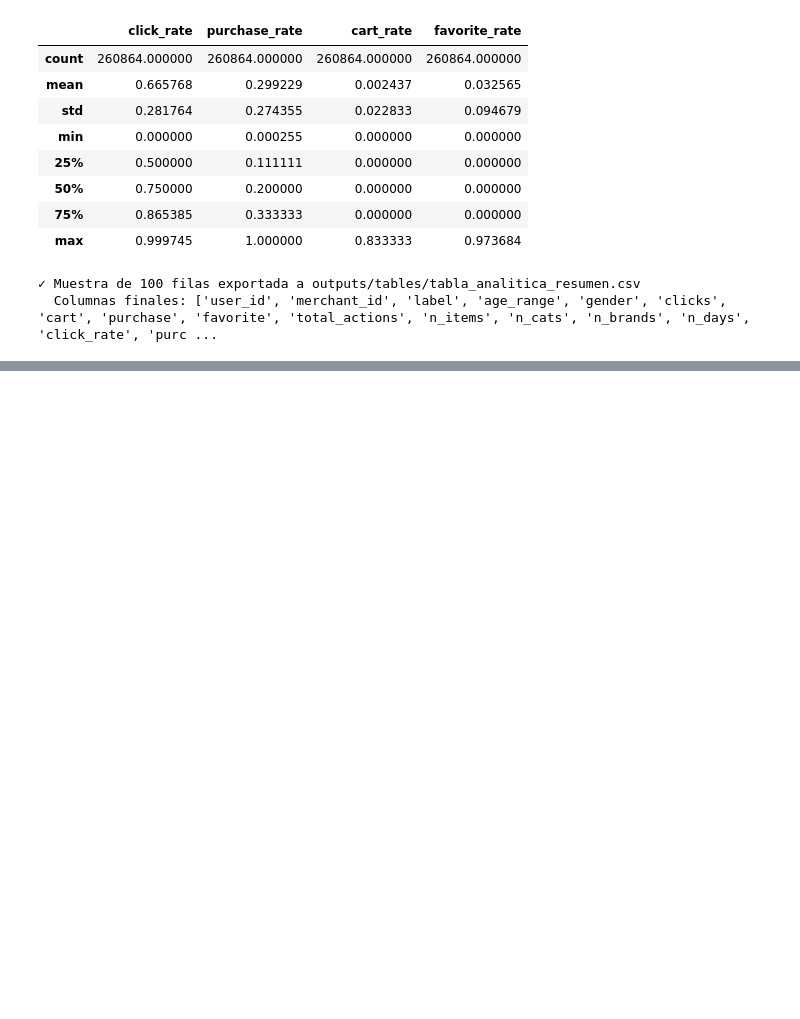
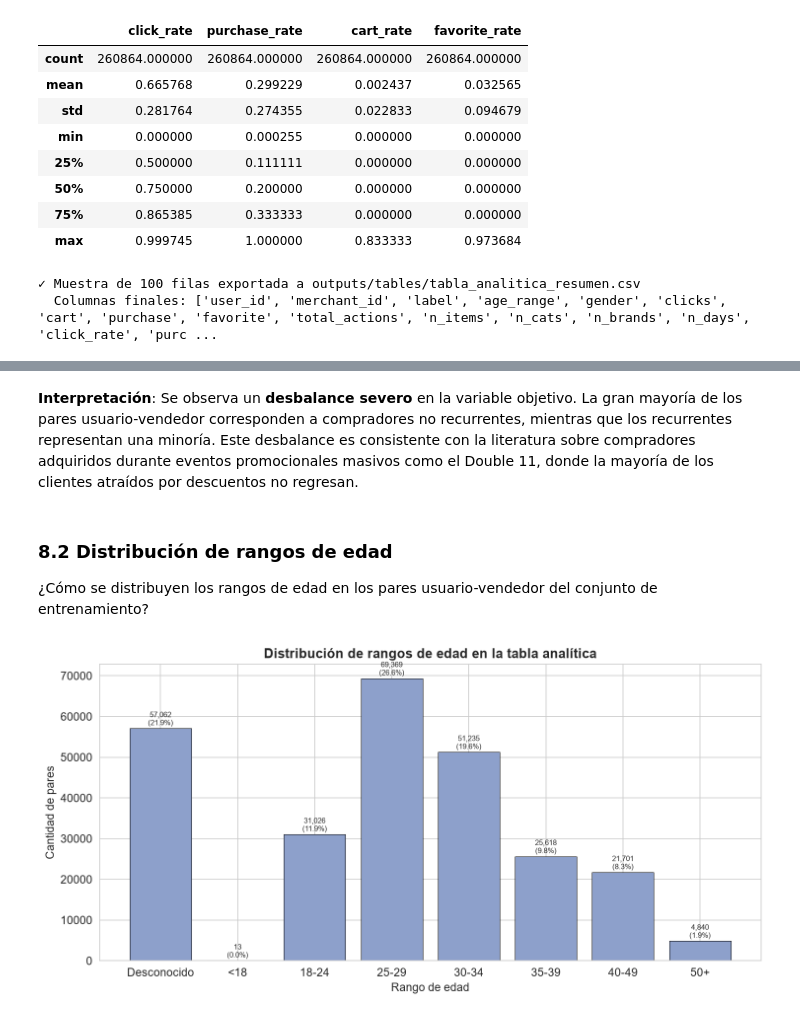
Before and after one commit to DavidDominguez-11/DS-Proyecto2, a Jupyter notebook: notebooks/proyecto2_eda.ipynb, the cells around one changed output, grey strips where cells are left out. Cells and saved outputs as stored; diff of their text form; code cells hidden in the pictures; blank space fills up the shorter version.

```diff
--- a/notebooks/proyecto2_eda.ipynb
+++ b/notebooks/proyecto2_eda.ipynb
@@ -817,0 +856,26 @@ Estadísticas de las tasas calculadas:
+# %% [markdown]
+**Interpretación**: Se observa un **desbalance severo** en la variable objetivo. La gran mayoría de los pares usuario-vendedor corresponden a compradores no recurrentes, mientras que los recurrentes representan una minoría. Este desbalance es consistente con la literatura sobre compradores adquiridos durante eventos promocionales masivos como el Double 11, donde la mayoría de los clientes atraídos por descuentos no regresan.
+# %% [markdown]
+### 8.2 Distribución de rangos de edad
+
+¿Cómo se distribuyen los rangos de edad en los pares usuario-vendedor del conjunto de entrenamiento?
+# %%
+fig, ax = plt.subplots(figsize=(10, 5))
+
+vc_age = analitica['age_range'].value_counts().sort_index()
+nombres_edad = [age_labels.get(int(i), str(i)) for i in vc_age.index]
+
+bars = ax.bar(nombres_edad, vc_age.values, color=PALETTE[2], edgecolor='black', linewidth=0.5)
+for bar, val in zip(bars, vc_age.values):
+    pct = val / vc_age.sum() * 100
+    ax.text(bar.get_x() + bar.get_width()/2, val + 800,
+            f'{val:,}\n({pct:.1f}%)', ha='center', fontsize=7)
+
+ax.set_title('Distribución de rangos de edad en la tabla analítica', fontweight='bold')
+ax.set_xlabel('Rango de edad')
+ax.set_ylabel('Cantidad de pares')
+plt.tight_layout()
+fig.savefig(os.path.join(FIG_DIR, '02_distribucion_edad.png'))
+plt.show()
+# %% [output]
+[figure, added]
```
Also changed, not shown: parts of 15 cells of this notebook.
